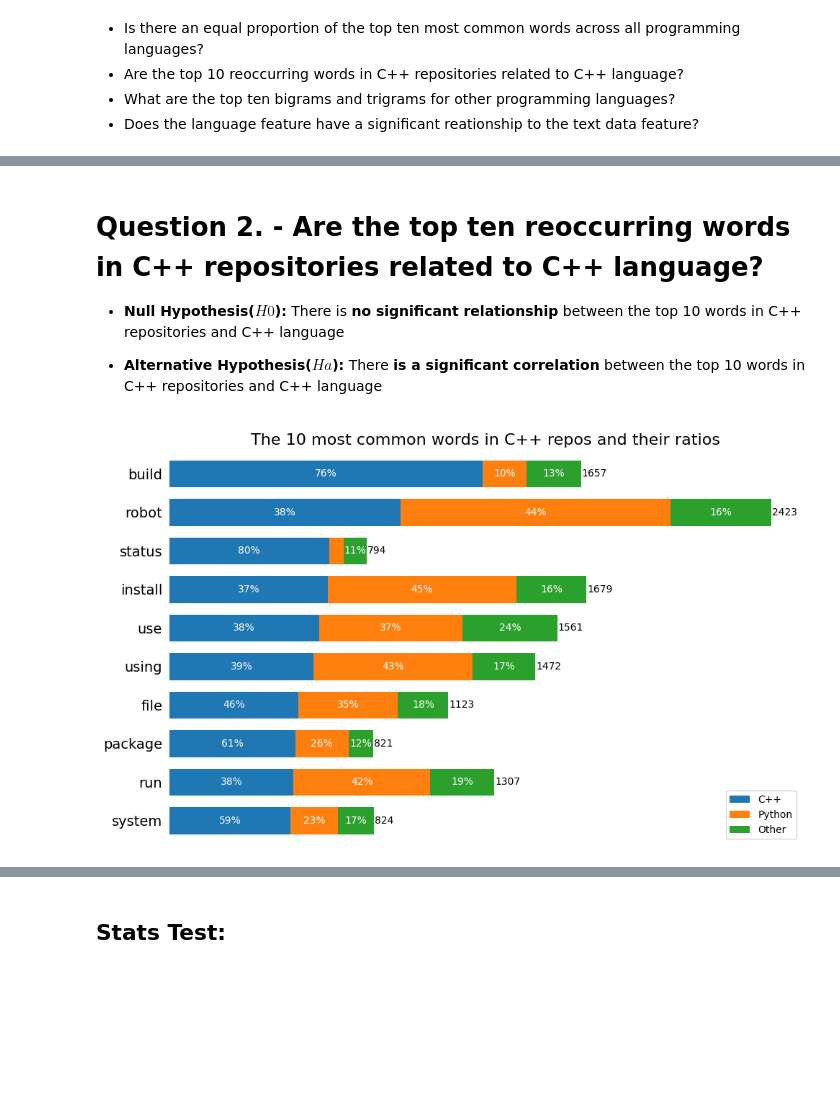
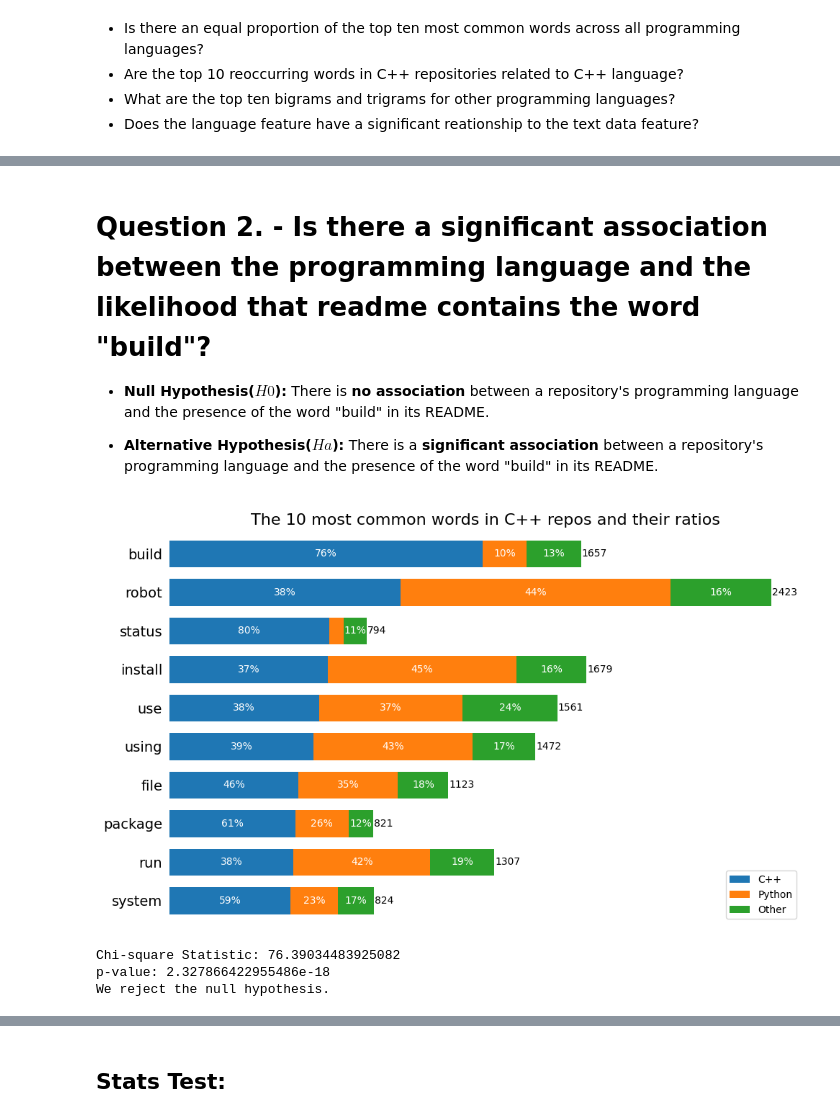
Before and after one commit to Marc-Aradillas/github_nlp_project, a Jupyter notebook: johns_final.ipynb, the cells around one changed output, grey strips where cells are left out. Saved outputs shown, nothing was run; the diff lists cells and outputs as text; code cells hidden in the pictures; blank space fills up the shorter version.

```diff
--- a/johns_final.ipynb
+++ b/johns_final.ipynb
@@ -112,11 +184,13 @@ v.plot_top_words(word_counts, column='all', top_n=10, figsize=(10, 6))
 # %% [markdown]
-# Question 2. - **Are the top ten reoccurring words in C++ repositories related to C++ language?**
+# Question 2. - **Is there a significant association between the programming language and the likelihood that readme contains the word "build"?**
 
-- **Null Hypothesis($H0$):** There is **no significant relationship** between the top 10 words in C++ repositories and C++ language
+- **Null Hypothesis($H0$):** There is **no association** between a repository's programming language and the presence of the word "build" in its README.
 
-- **Alternative Hypothesis($Ha$):** There **is a significant correlation** between the top 10 words in C++ repositories and C++ language
+- **Alternative Hypothesis($Ha$):** There is a **significant association** between a repository's programming language and the presence of the word "build" in its README.
-# %%
-# Plot the top 20 words for C++ using a horizontal stacked bar chart
-v.plot_top_words(word_counts, column='C++', top_n=10, figsize=(10, 6), title= 'The 10 most common words in C++ repos and their ratios')
-# %% [output]
-[figure, removed]
+# %%
+e.q2_vis_test(repos_df, alpha=0.05)
+# %% [output]
+[figure, added]
+Chi-square Statistic: 76.39034483925082
+p-value: 2.327866422955486e-18
+We reject the null hypothesis.
```
Also changed, not shown: parts of 21 cells of this notebook, 3 other files.
